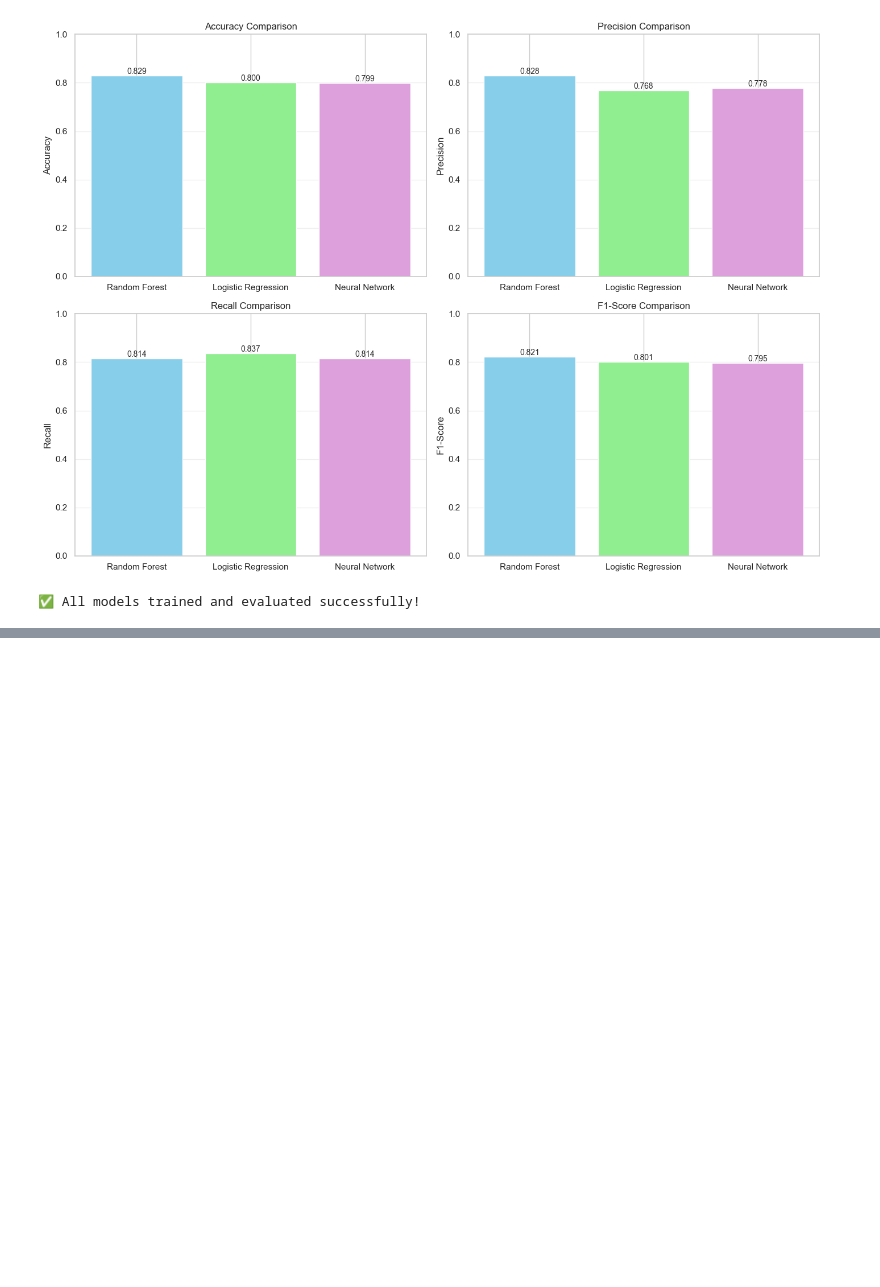
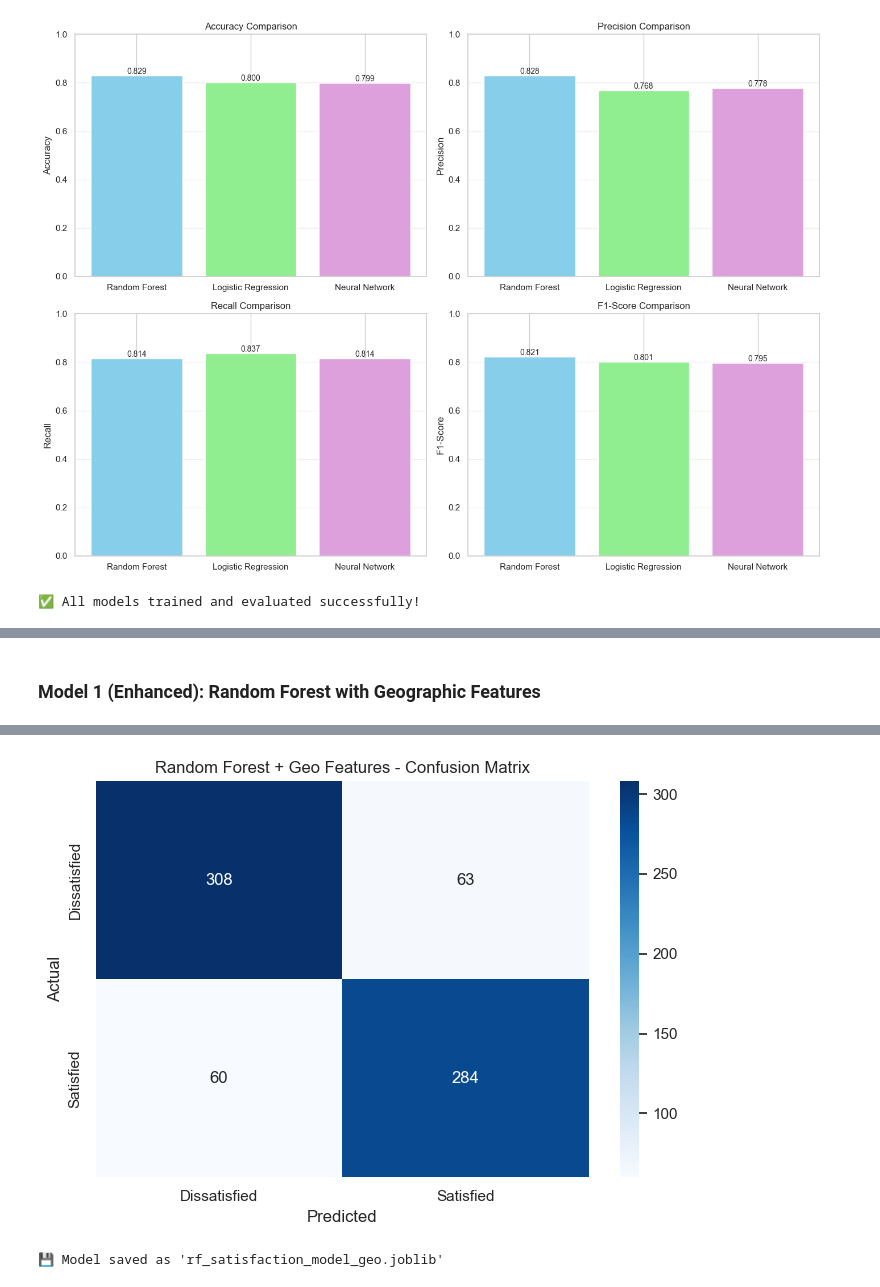
Before and after one commit to Ahmed-cmd-web/ACL2, a Jupyter notebook: main.ipynb, the cells around one changed output, grey strips where cells are left out. Saved outputs shown, nothing was run; the diff lists cells and outputs as text; code cells hidden in the pictures; blank space fills up the shorter version.

Commit message:
updated feature set for prediction model and did more data engineering on airlinereviews data set. FIlled the location column using the longitude and latitude

```diff
--- a/main.ipynb
+++ b/main.ipynb
@@ -1342,0 +1577,67 @@ BEST MODEL (by F1-Score): Random Forest with F1 = 0.8211
+# %% [markdown]
+### Model 1 (Enhanced): Random Forest with Geographic Features
+# %%
+# Build Random Forest with geographic features
+print("=" * 80)
+print("ENHANCED MODEL 1: RANDOM FOREST + GEOGRAPHIC FEATURES")
+print("=" * 80)
+
+# Preprocessing pipeline
+preprocessor_rf_geo = ColumnTransformer(
+    transformers=[
+        ('num', StandardScaler(), numerical_features_geo),
+        ('cat', OneHotEncoder(handle_unknown='ignore', sparse_output=False), categorical_features_geo)
+    ])
+
+# Random Forest pipeline (same hyperparameters as baseline for fair comparison)
+rf_pipeline_geo = Pipeline([
+    ('preprocessor', preprocessor_rf_geo),
+    ('classifier', RandomForestClassifier(
+        n_estimators=100,
+        max_depth=15,
+        random_state=42,
+        class_weight='balanced',
+        n_jobs=-1
+    ))
+])
+
+# Train
+print("\n🌲 Training Random Forest with coordinates...")
+rf_pipeline_geo.fit(X_train_geo, y_train_geo)
+print("✅ Training complete!")
+
+# Predict
+y_pred_rf_geo = rf_pipeline_geo.predict(X_test_geo)
+y_pred_proba_rf_geo = rf_pipeline_geo.predict_proba(X_test_geo)
+
+# Evaluate
+print("\n--- Random Forest + Geographic Features Evaluation ---")
+acc_rf_geo = accuracy_score(y_test_geo, y_pred_rf_geo)
+prec_rf_geo = precision_score(y_test_geo, y_pred_rf_geo)
+rec_rf_geo = recall_score(y_test_geo, y_pred_rf_geo)
+f1_rf_geo = f1_score(y_test_geo, y_pred_rf_geo)
+
+print(f"Accuracy:  {acc_rf_geo:.4f}")
+print(f"Precision: {prec_rf_geo:.4f}")
+print(f"Recall:    {rec_rf_geo:.4f}")
+print(f"F1-Score:  {f1_rf_geo:.4f}")
+
+print("\nClassification Report:")
+print(classification_report(y_test_geo, y_pred_rf_geo, target_names=['Dissatisfied', 'Satisfied']))
+
+# Confusion Matrix
+cm_rf_geo = confusion_matrix(y_test_geo, y_pred_rf_geo)
+plt.figure(figsize=(7, 5))
+sns.heatmap(cm_rf_geo, annot=True, fmt='d', cmap='Blues',
+            xticklabels=['Dissatisfied', 'Satisfied'],
+            yticklabels=['Dissatisfied', 'Satisfied'])
+plt.title('Random Forest + Geo Features - Confusion Matrix')
+plt.xlabel('Predicted')
+plt.ylabel('Actual')
+plt.tight_layout()
+plt.show()
+
+# Save model
+joblib.dump(rf_pipeline_geo, 'rf_satisfaction_model_geo.joblib')
+print("\n💾 Model saved as 'rf_satisfaction_model_geo.joblib'")
+# %% [output]
@@ -1342,0 +1661,2 @@ BEST MODEL (by F1-Score): Random Forest with F1 = 0.8211
+[figure, added]
+💾 Model saved as 'rf_satisfaction_model_geo.joblib'
```
Also changed, not shown: parts of 43 cells of this notebook.
